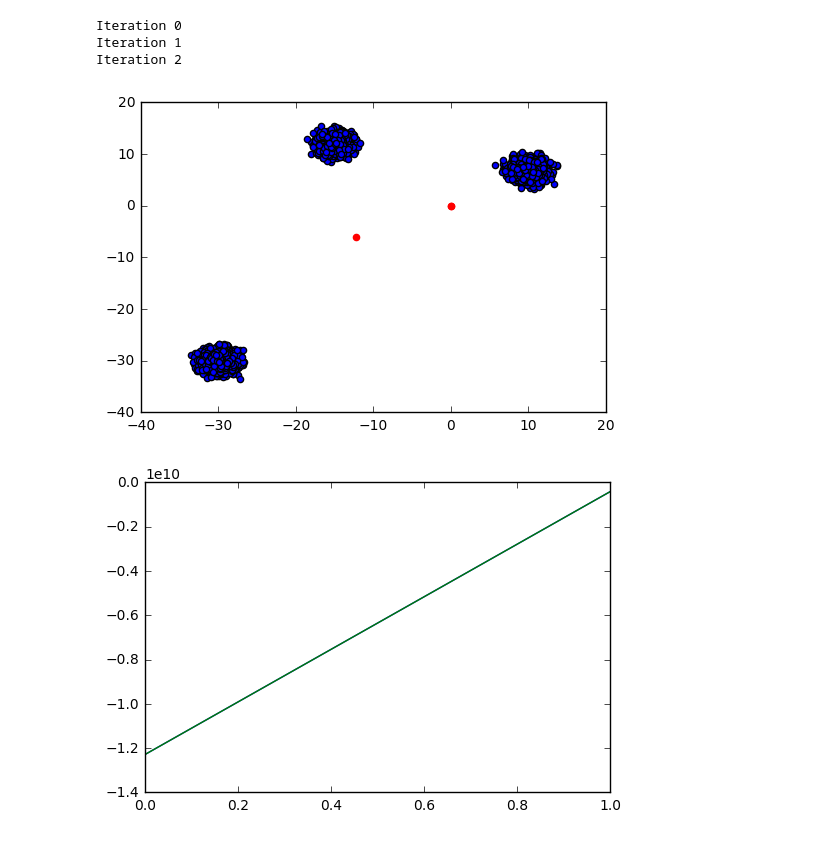
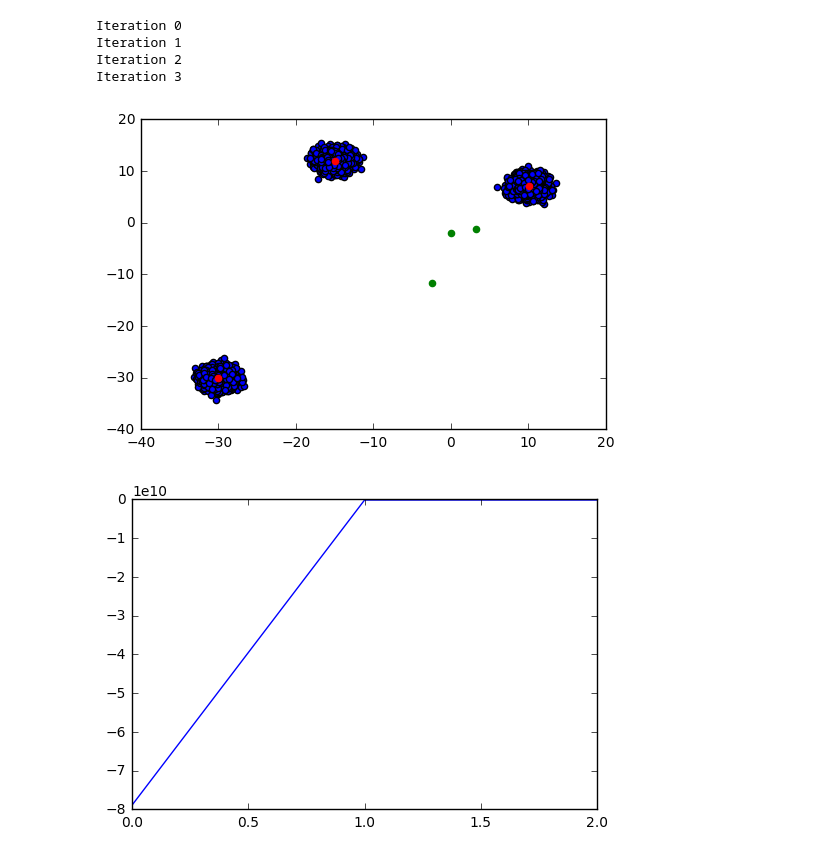
Before and after one commit to alexskates/tensorflow-hidden-markov-model, a Jupyter notebook: Test.ipynb, the cells around one changed output. Drawn from its saved outputs; the diff is of its cells as text; code cells hidden in the pictures.

```diff
--- a/Test.ipynb
+++ b/Test.ipynb
@@ -58,22 +45,43 @@ hmm = VB_HMM(data, prior_init, prior_tran, prior_emit)
+# %%
+mu_0 = np.zeros(D)
+sigma_0 = np.eye(D)
+kappa_0 = 0.01
+nu_0 = D + 2
+
+prior_emit = [Gaussian(mu_0=mu_0, sigma_0=sigma_0, kappa_0=kappa_0,
+                       nu_0=nu_0) for _ in range(K)]
+var_emit = [Gaussian(mu_0=mu_0, sigma_0=sigma_0, kappa_0=kappa_0,
+                     nu_0=nu_0, mu=np.random.randn(D), sigma=np.eye(D))
+            for _ in range(K)]
+
+prior_emit = np.array(prior_emit)
+prior_tran = np.ones(K*K).reshape((K,K))
+prior_init = np.ones(K)
+
+hmm = VB_HMM(data, prior_init, prior_tran, prior_emit)
+hmm._var_emit = var_emit
 # %%
 converged, lb = hmm.infer()
 # %% [output]
 Iteration 0
 Iteration 1
 Iteration 2
+Iteration 3
 # %%
-def plot_emissions(data, var_emissions):
+def plot_emissions(data, var_prior, var_emissions):
     plt.figure()
     plt.scatter(data[:,0], data[:,1])
+    for G in var_prior:
+        plt.scatter(*G.mu, color='green')
     for G in var_emissions:
-        plt.scatter(*G.mu_mf, color='red')
+        plt.scatter(*G.mu, color='red')
 # %%
-plot_emissions(hmm._obs, hmm._var_emit)
+plot_emissions(hmm._obs, hmm._emit_0, hmm._var_emit)
 plt.show()
 # %% [output]
-[figure, old version]
+[figure, new version]
 # %%
 plt.plot(lb)
 plt.show()
 # %% [output]
-[figure, old version]
+[figure, new version]
```
Also changed, not shown: parts of 1 cell of this notebook.
